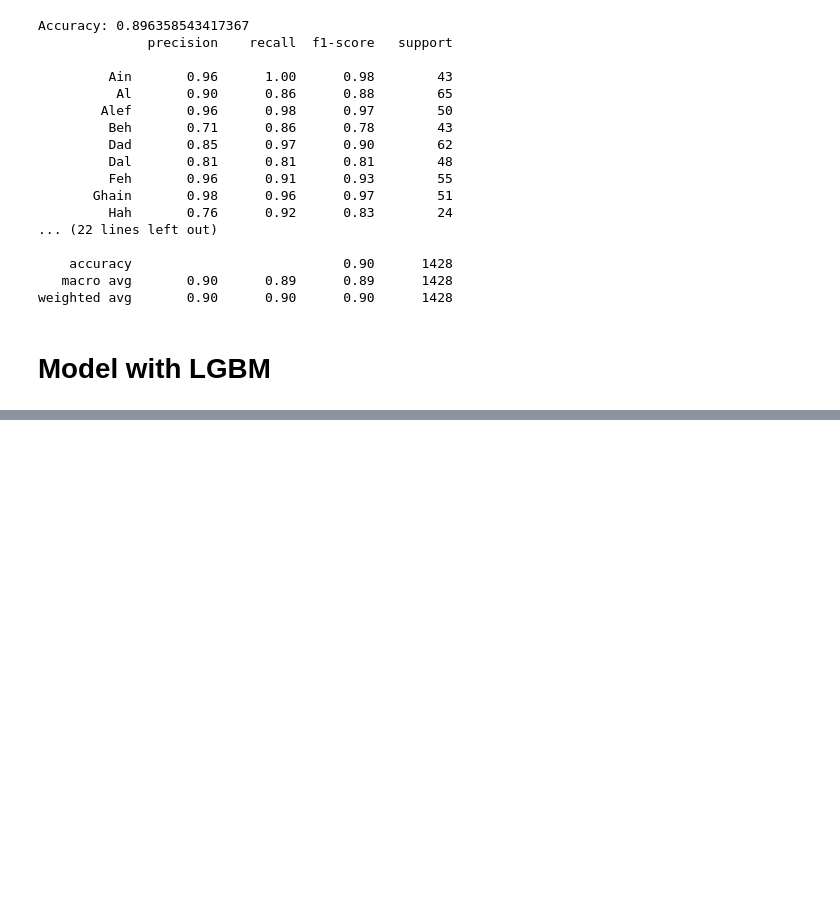
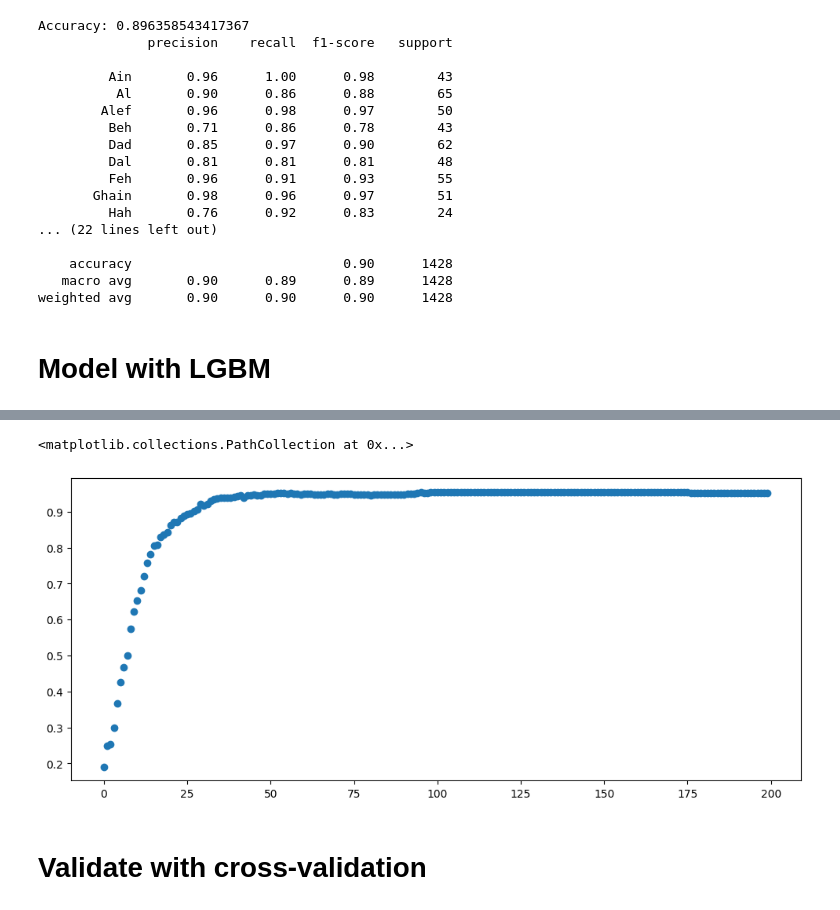
Before and after one commit to almohamad/working-cases, a Jupyter notebook: Arabic_signe_language/Arabic_sign_language.ipynb, the cells around one changed output, grey strips where cells are left out. Saved outputs shown, nothing was run; the diff lists cells and outputs as text; code cells hidden in the pictures; blank space fills up the shorter version.

Commit message:
update notebook with additional analysis and model evaluations

```diff
--- a/Arabic_signe_language/Arabic_sign_language.ipynb
+++ b/Arabic_signe_language/Arabic_sign_language.ipynb
@@ -165,0 +263,24 @@ LGBM Cross-validation scores: [0.90367776 0.9028021  0.91681261 0.91943958 0.922
+# %%
+loss_fn = nn.CrossEntropyLoss()
+optimizer = torch.optim.Adam(model.parameters(), lr=Learning_Rate)
+
+losses = []
+accuracies = []
+
+for epoch in range(N_epoch) :
+    model.train()
+    pred = model(X_train)
+    loss = loss_fn( pred , y_train)
+    loss.backward()
+    optimizer.step()
+    optimizer.zero_grad()
+
+    model.eval()
+    with torch.no_grad():
+        test_pred = model(X_test)
+        acc = (test_pred.argmax(1) == y_test).float().mean().item()
+
+    losses.append(loss.item())
+    accuracies.append(acc)
+
+    print(f"Epoch [{epoch+1}/{N_epoch}] - Loss: {loss.item():.4f} - Accuracy: {acc*100:.2f}%")
@@ -165,0 +305,10 @@ LGBM Cross-validation scores: [0.90367776 0.9028021  0.91681261 0.91943958 0.922
+# %%
+import matplotlib.pyplot as plt
+plt.figure(figsize=(12, 5))
+
+plt.scatter(range(N_epoch), accuracies, label='Test Accuracy')
+# %% [output]
+<matplotlib.collections.PathCollection at 0x...>
+[figure, added]
+# %% [markdown]
+# Validate with cross-validation
```
Also changed, not shown: parts of 13 cells of this notebook.
